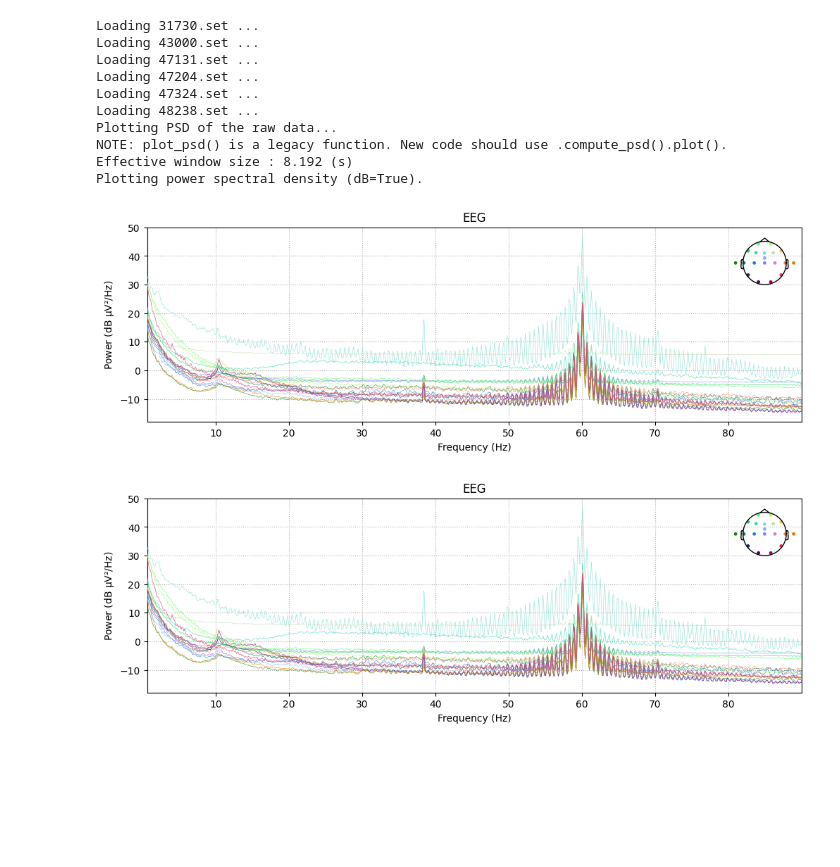
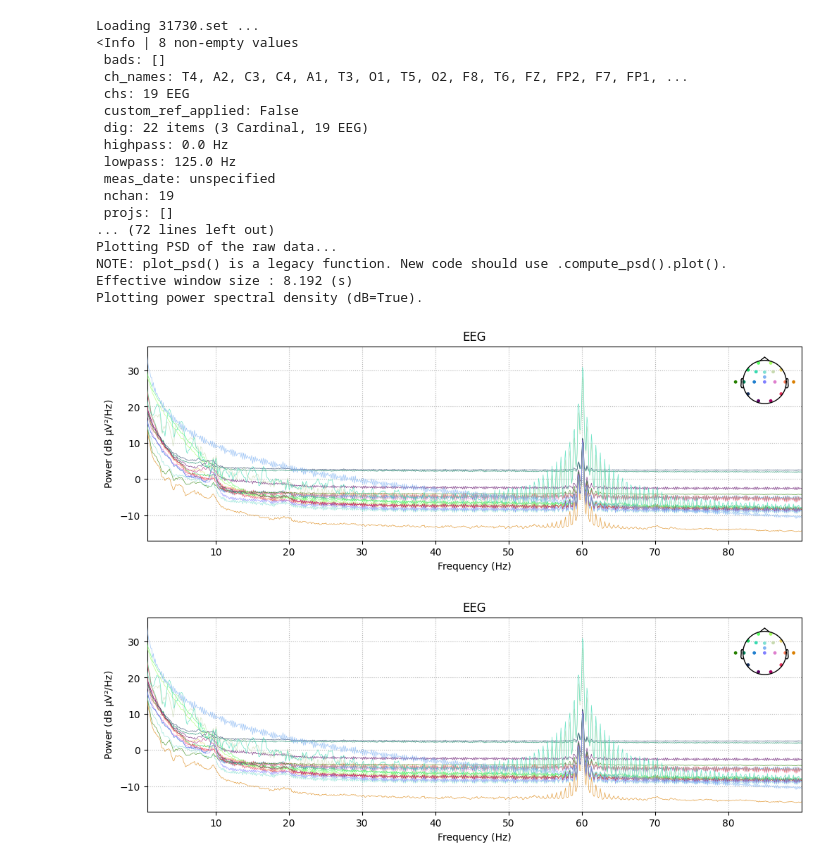
Before and after one commit to anshi-7/foraging, a Jupyter notebook: MNE python group/Forging.ipynb, the cells around one changed output. Cells and saved outputs as stored; diff of their text form; code cells hidden in the pictures; blank space fills up the shorter version.

```diff
--- a/MNE python group/Forging.ipynb
+++ b/MNE python group/Forging.ipynb
@@ -42,36 +37,45 @@ Successfully installed pymatreader-1.0.0 xmltodict-0.14.2
 # %%
 
 # Define the list of set files
 set_files = ['31730.set', '43000.set', '47131.set', '47204.set', '47324.set', '48238.set']
 
 # Load each .set file into an MNE Raw object
 raw_list = []
 for fname in set_files:
     print(f"Loading {fname} ...")
     raw = mne.io.read_raw_eeglab(fname, preload=True)
+    # test
+    print(raw.info)
     raw_list.append(raw)
 
 # For demonstration, we will process the first file in the list
-raw = raw_list[0]
+raw = raw_list[1]
 
 # -------------------------------
 # STEP 1: Plot PSD of the raw data
 # -------------------------------
 print("Plotting PSD of the raw data...")
 raw.plot_psd(fmin=0.5, fmax=90, show=True)
 # %% [output]
 Loading 31730.set ...
-Loading 43000.set ...
-Loading 47131.set ...
-Loading 47204.set ...
-Loading 47324.set ...
-Loading 48238.set ...
+<Info | 8 non-empty values
+ bads: []
+ ch_names: T4, A2, C3, C4, A1, T3, O1, T5, O2, F8, T6, FZ, FP2, F7, FP1, ...
+ chs: 19 EEG
+ custom_ref_applied: False
+ dig: 22 items (3 Cardinal, 19 EEG)
+ highpass: 0.0 Hz
+ lowpass: 125.0 Hz
+ meas_date: unspecified
+ nchan: 19
+ projs: []
+... (72 lines left out)
 Plotting PSD of the raw data...
 NOTE: plot_psd() is a legacy function. New code should use .compute_psd().plot().
 Effective window size : 8.192 (s)
 Plotting power spectral density (dB=True).
-[figure, old version]
+[figure, new version]
-[figure, old version]
+[figure, new version]
 # %%
 
 # -------------------------------
```
Also changed, not shown: parts of 8 cells of this notebook.
